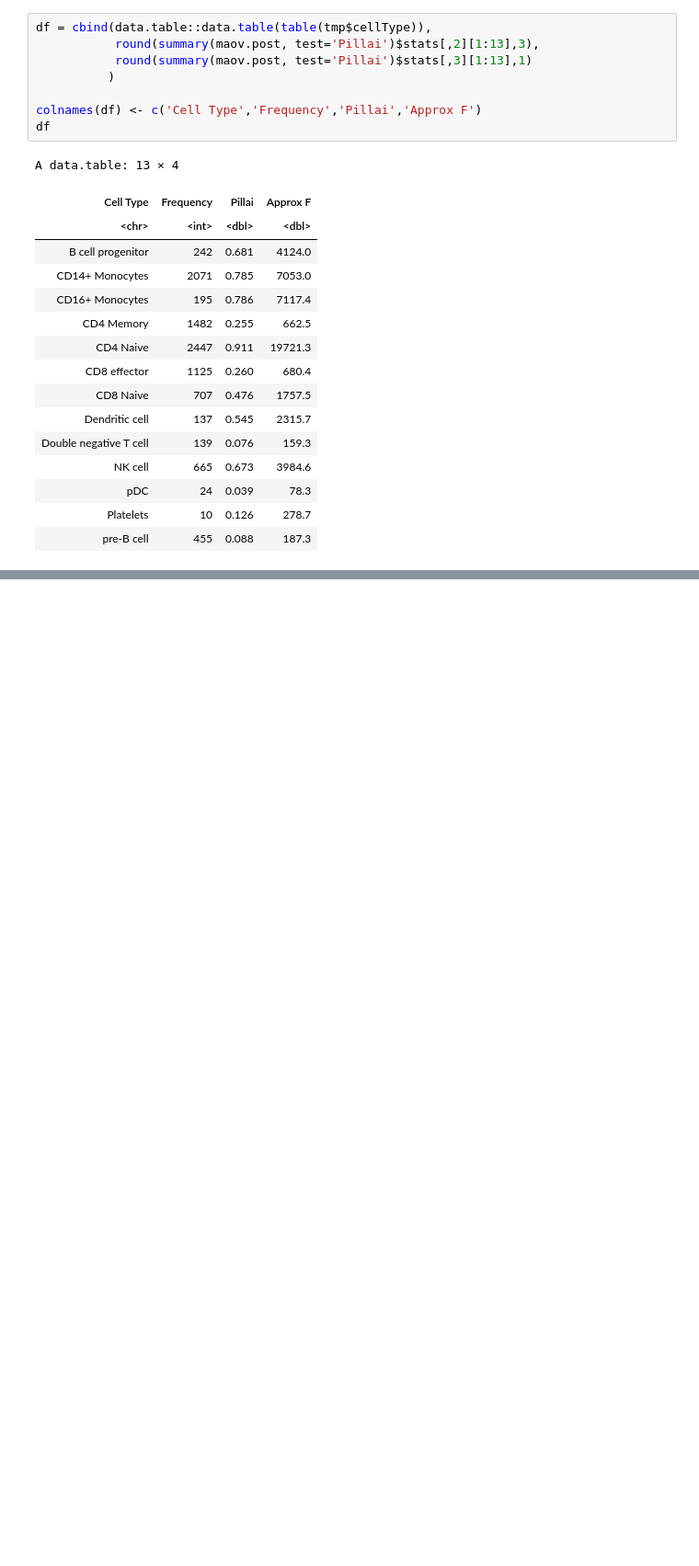
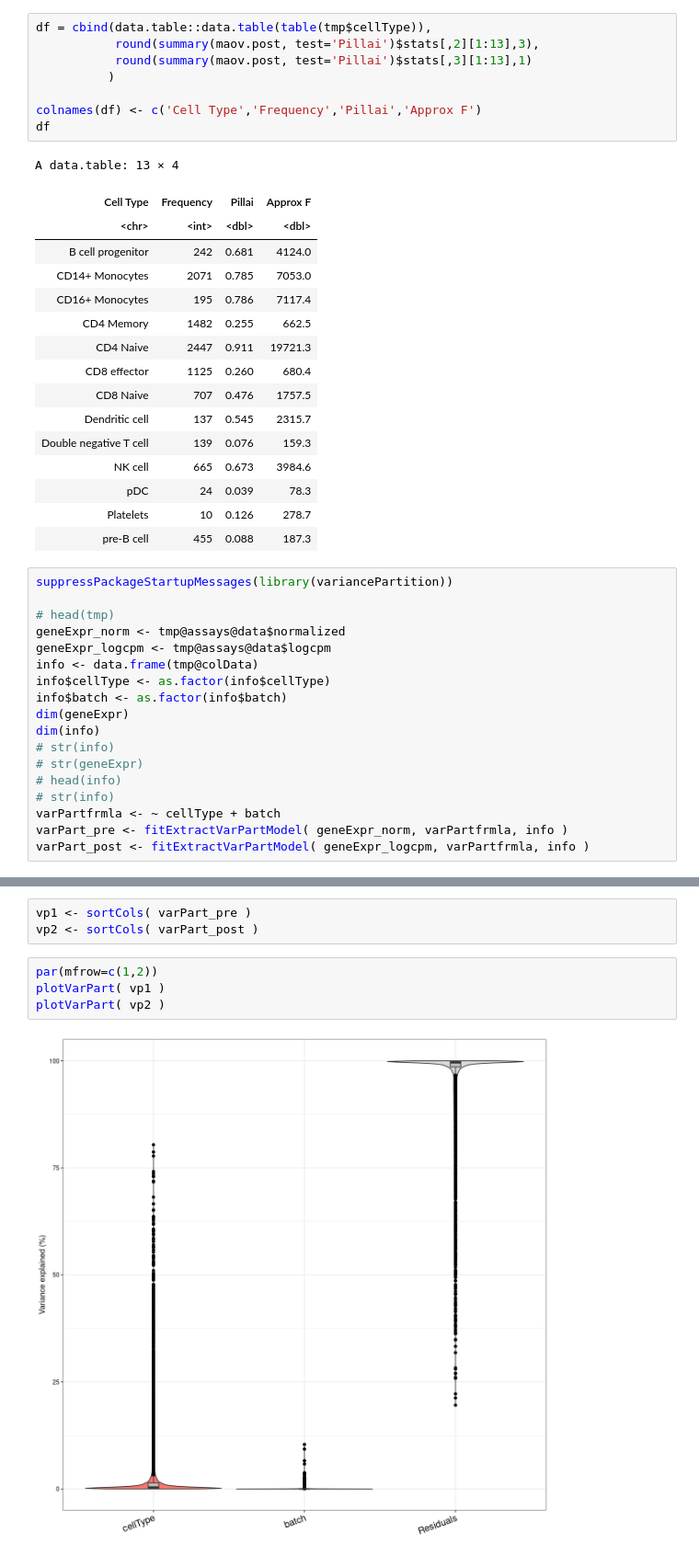
Before and after one commit to SamirRachidZaim-AIFI/scRNA-batch-norm, a Jupyter notebook: notebooks/scMergeEvaluation_Bridging.ipynb, the cells around one changed output, grey strips where cells are left out. Shown at 92% size. Cells and saved outputs as stored; diff of their text form; blank space fills up the shorter version.

Commit message:
variancePartition addition

```diff
--- a/notebooks/scMergeEvaluation_Bridging.ipynb
+++ b/notebooks/scMergeEvaluation_Bridging.ipynb
@@ -311,3 +311,21 @@ A data.table: 13 × 4
 | pDC | 24 | 0.039 | 78.3 |
 | Platelets | 10 | 0.126 | 278.7 |
 | pre-B cell | 455 | 0.088 | 187.3 |
+# %%
+suppressPackageStartupMessages(library(variancePartition))
+
+# head(tmp)
+geneExpr_norm <- tmp@assays@data$normalized
+geneExpr_logcpm <- tmp@assays@data$logcpm
+info <- data.frame(tmp@colData)
+info$cellType <- as.factor(info$cellType)
+info$batch <- as.factor(info$batch)
+dim(geneExpr)
+dim(info)
+# str(info)
+# str(geneExpr)
+# head(info)
+# str(info)
+varPartfrmla <- ~ cellType + batch
+varPart_pre <- fitExtractVarPartModel( geneExpr_norm, varPartfrmla, info )
+varPart_post <- fitExtractVarPartModel( geneExpr_logcpm, varPartfrmla, info )
@@ -313,0 +339,9 @@ A data.table: 13 × 4
+# %%
+vp1 <- sortCols( varPart_pre )
+vp2 <- sortCols( varPart_post )
+# %%
+par(mfrow=c(1,2))
+plotVarPart( vp1 )
+plotVarPart( vp2 )
+# %% [output]
+[figure, added]
```
Also changed, not shown: parts of 2 cells of this notebook.
